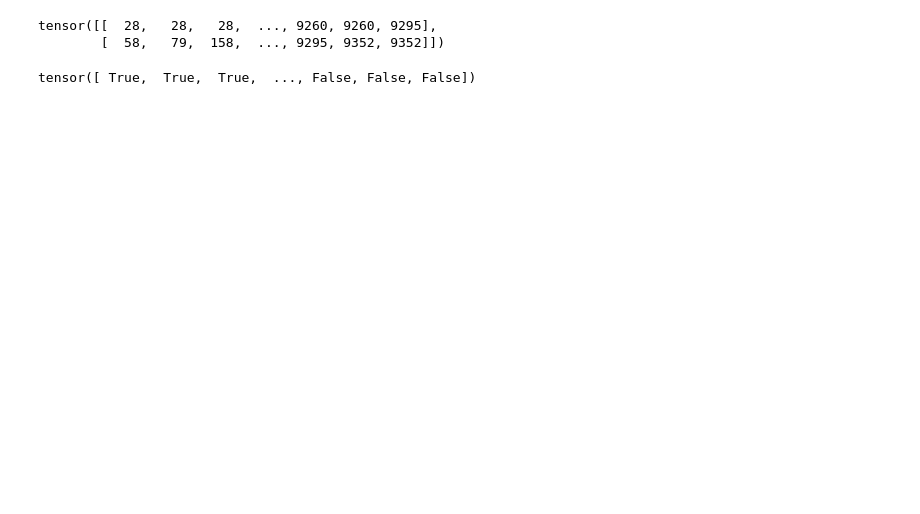
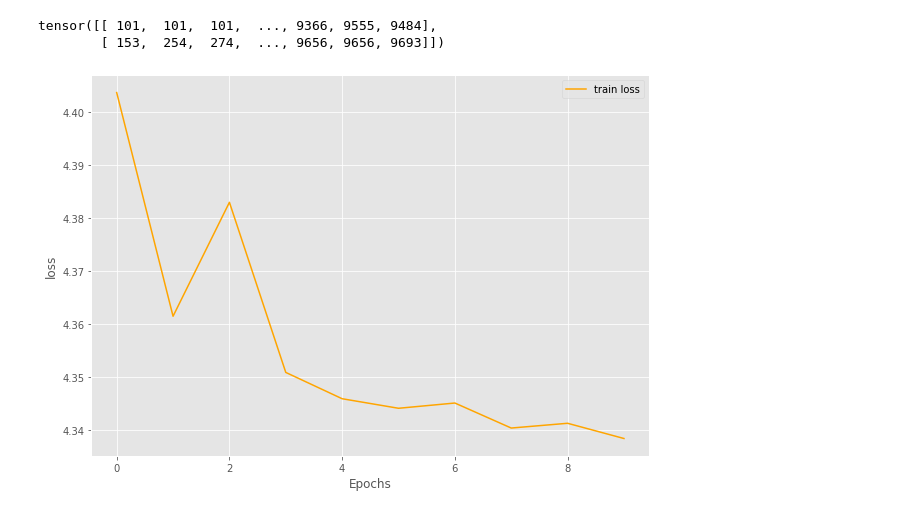
Before and after one commit to MessiFr/COMP90051_Project2, a Jupyter notebook: code/multi_layer_models/gnn.ipynb, the cells around one changed output. Cells and saved outputs as stored; diff of their text form; code cells hidden in the pictures; blank space fills up the shorter version.

Commit message:
gnn year as edge

```diff
--- a/code/multi_layer_models/gnn.ipynb
+++ b/code/multi_layer_models/gnn.ipynb
@@ -36,0 +37,20 @@ y = torch.concat((y_train, y_test), axis=0)
+# %%
+kaggle_coauthor = for_kaggle('coauthor')
+kaggle_sentence = for_kaggle('word')
+kaggle_year_venue = for_kaggle('year_venue')
+# %%
+mask = [True for _ in range(X_train_data.shape[0])]
+
+X_kaggle_data = torch.concat((kaggle_sentence, kaggle_coauthor), axis=1)
+
+X = torch.concat((X_train_data, X_kaggle_data), axis=0)
+# y = torch.concat(())
+y_kaggle = torch.zeros([kaggle_coauthor.shape[0], 100])
+for _ in range(y_kaggle.shape[0]):
+    mask.append(False)
+
+mask = torch.tensor(mask)
+y = torch.concat((y_all, y_kaggle), axis=0)
+
+print(X.shape)
+print(y.shape)
@@ -54,8 +95,8 @@ y = torch.concat((y_train, y_test), axis=0)
 # %%
 # torch.save(edges, 'data/edges.pt')
 
-edges = torch.load('data/edges.pt')
+# edges = torch.load('data/edges.pt')
 edges
 # %% [output]
-tensor([[  28,   28,   28,  ..., 9260, 9260, 9295],
-        [  58,   79,  158,  ..., 9295, 9352, 9352]])
+tensor([[ 101,  101,  101,  ..., 9366, 9555, 9484],
+        [ 153,  254,  274,  ..., 9656, 9656, 9693]])
@@ -70,17 +103,9 @@ tensor([[  28,   28,   28,  ..., 9260, 9260, 9295],
-# %%
-mask = []
-for i in range(X.shape[0]):
-    if i >= 6268:
-        mask.append(False)
-    else:
-        mask.append(True)
-mask = torch.tensor(mask)
-# %%
-mask
-# %% [output]
-tensor([ True,  True,  True,  ..., False, False, False])
 # %%
 model = GraphNeuralNetwork()
 model.fit(X, edges, y, mask)
 # %%
 model.train(epochs=10)
+# %%
+model.plot_loss()
+# %% [output]
+[figure, added]
```
Also changed, not shown: parts of 26 cells of this notebook, 6 other files.
